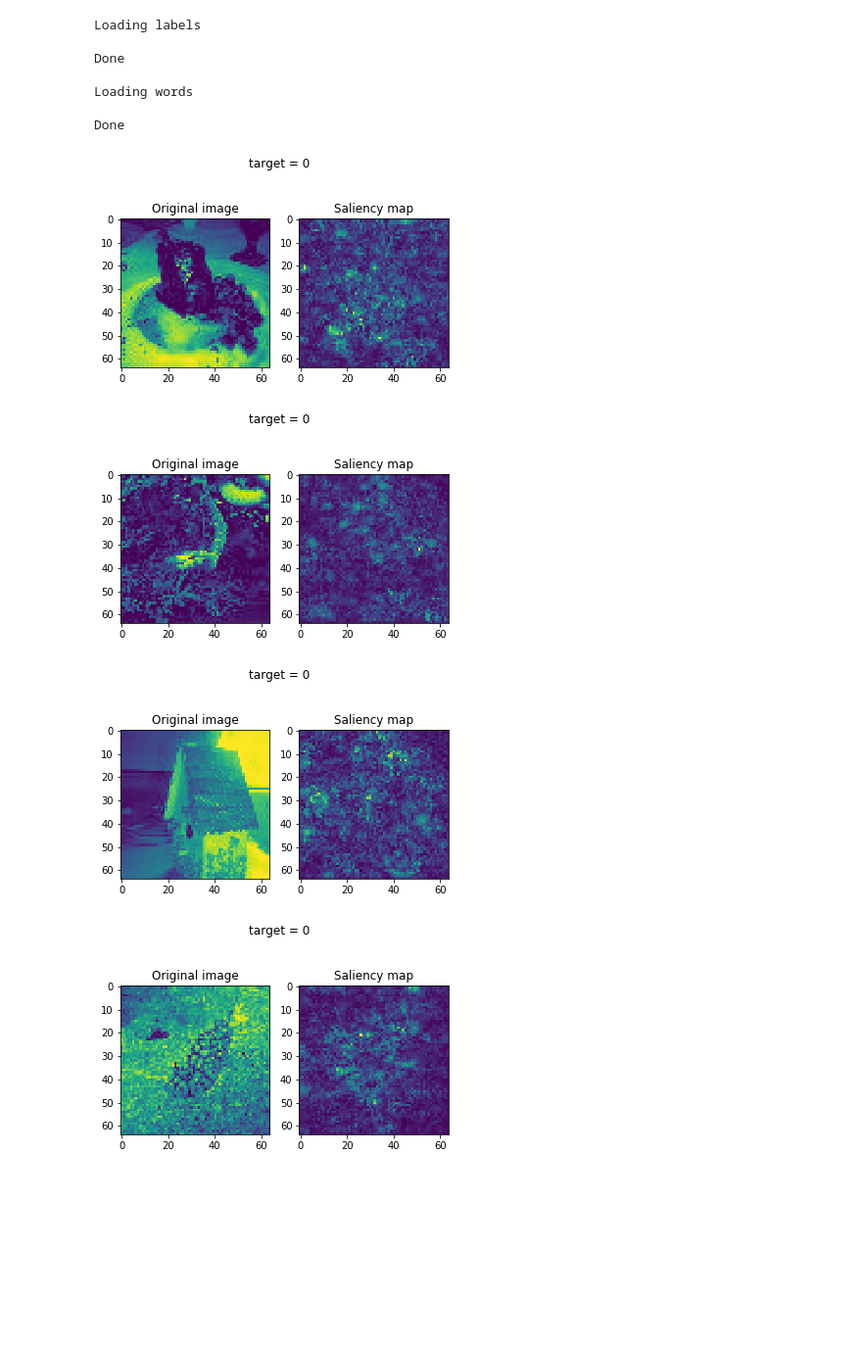
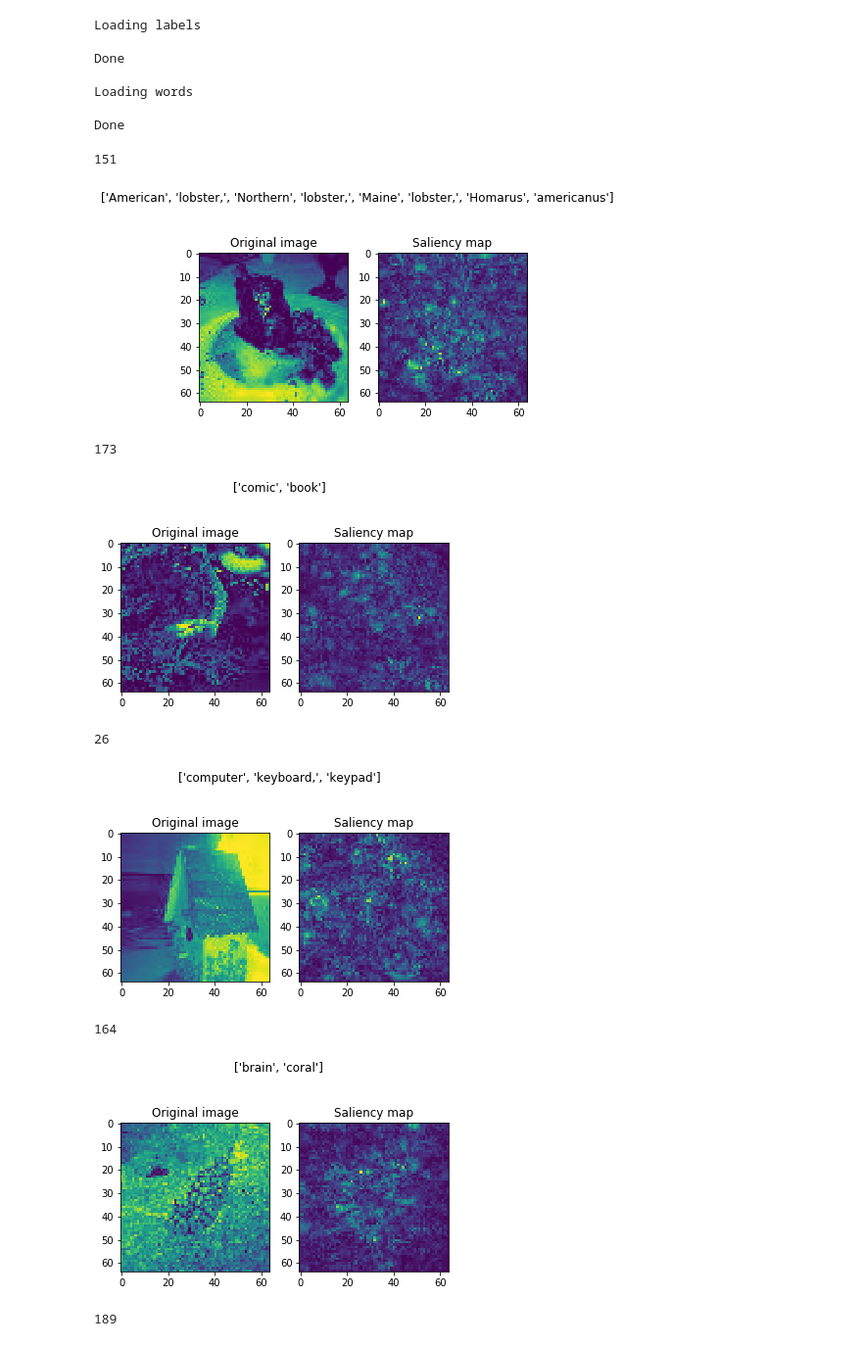
Before and after one commit to kevnnliu/cvproject-genclass, a Jupyter notebook: Saliency.ipynb, the cells around one changed output. Shown: that part at 98% size. Drawn from its saved outputs; the diff is of its cells as text; code cells hidden in the pictures; blank space fills up the shorter version.

Commit message:
add class labels to saliency maps

```diff
--- a/Saliency.ipynb
+++ b/Saliency.ipynb
@@ -131,27 +130,38 @@ with CustomObjectScope({"top3_accuracy": top3_acc, "top5_accuracy": top5_acc,}):
 # %%
 indices_to_visualize = [ 5, 19, 38, 82, 111, 76, 194 ]
 
 with CustomObjectScope({"top3_accuracy": top3_acc, "top5_accuracy": top5_acc,}):
 
     for index_to_visualize in indices_to_visualize:
         # Get input
         input_image = X_val[index_to_visualize]
         input_class = np.argmax(y_val[index_to_visualize])
 
         # Matplotlib preparations
         fig, axes = plt.subplots(1, 2)
 
         # Generate visualization
         visualization = visualize_saliency(model, layer_index, filter_indices=input_class, seed_input=input_image)
 
+        y_pred = model.predict(input_image[np.newaxis,...])
+        class_idxs_sorted = np.argsort(y_pred.flatten())[::-1]
+
+        class_idx = class_idxs_sorted[0]
+
         axes[0].imshow(input_image[..., 0])
+
         axes[0].set_title('Original image')
         axes[1].imshow(visualization)
         axes[1].set_title('Saliency map')
-        fig.suptitle(f'target = {input_class}')
+        fig.suptitle(words[labels[class_idx]])
         plt.show()
 # %% [output]
+151
-[figure, old version]
+[figure, new version]
+173
-[figure, old version]
+[figure, new version]
+26
-[figure, old version]
+[figure, new version]
+164
-[figure, old version]
+[figure, new version]
+189
```
Also changed, not shown: parts of 3 cells of this notebook.
